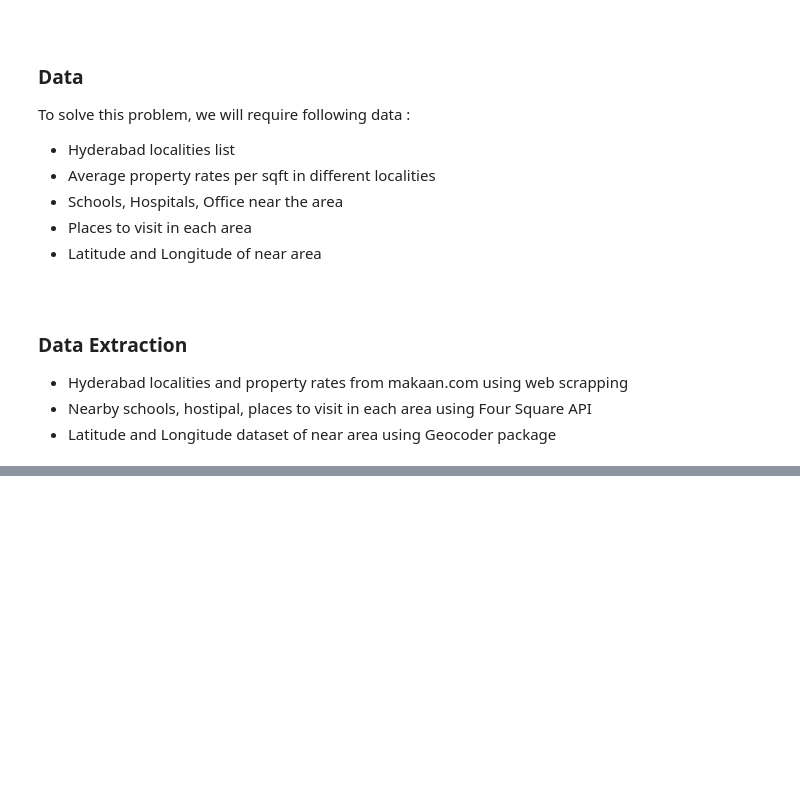
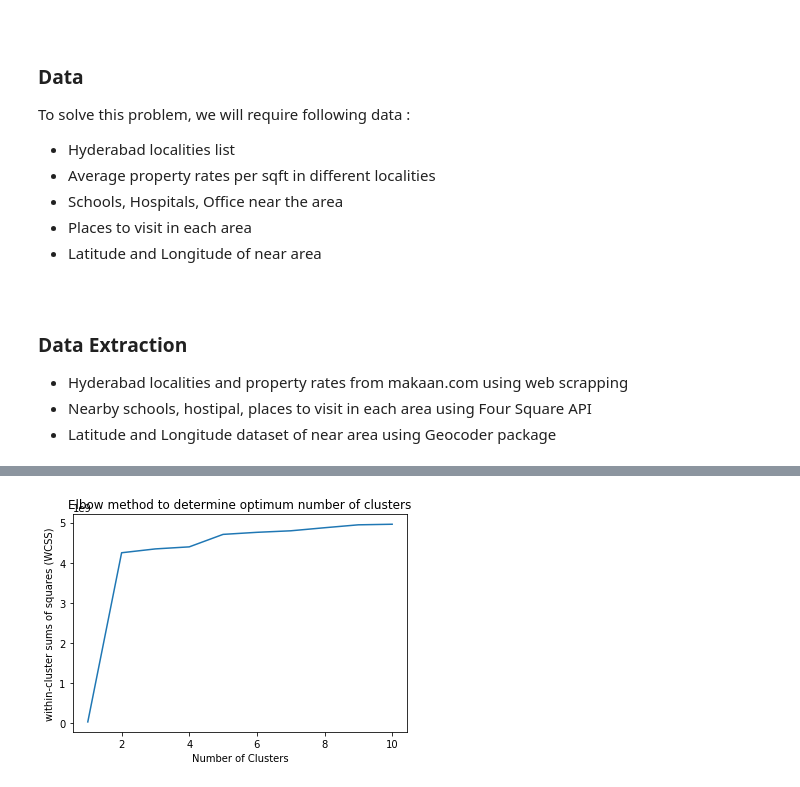
Before and after one commit to bhanu256/Coursera_Capstone, a Jupyter notebook: seg_hyd.ipynb, the cells around one changed output, grey strips where cells are left out. Drawn from its saved outputs; the diff is of its cells as text; code cells hidden in the pictures; blank space fills up the shorter version.

```diff
--- a/seg_hyd.ipynb
+++ b/seg_hyd.ipynb
@@ -29,0 +86,6 @@
+# %%
+sql = "select * from data"
+cursor.execute(sql)
+rows = cursor.fetchall()
+for row in rows:
+    df.loc[len(df)] = [row[0],row[1],row[2]]
@@ -29,0 +105,8 @@
+# %%
+final = pd.DataFrame(columns=['name','price','count','lat','lng'])
+# %%
+sql ='select data.locality,data.price,place.count,data.lat,data.lng from data inner join place on data.locality=place.name and data.price!=0;'
+cursor.execute(sql)
+rows = cursor.fetchall()
+for row in rows:
+    final.loc[len(final)] = [row[0],row[1],row[2],row[3],row[4]]
@@ -29,0 +141,20 @@
+# %%
+WCSS_array=np.array([])
+for K in range(1,11):
+    kmeans=KMeans(n_clusters=K)
+    kmeans.fit(final[['price','count']])
+    Output=kmeans.predict(final[['price','count']])
+    Centroids = kmeans.cluster_centers_
+    wcss=0
+    for k in range(K):
+        wcss+=np.sum((Output[k+1]-Centroids[k,:])**2)
+    WCSS_array=np.append(WCSS_array,wcss)
+# %%
+K_array=np.arange(1,11,1)
+plt.plot(K_array,WCSS_array)
+plt.xlabel('Number of Clusters')
+plt.ylabel('within-cluster sums of squares (WCSS)')
+plt.title('Elbow method to determine optimum number of clusters')
+plt.show()
+# %% [output]
+[figure, added]
```
Also changed, not shown: parts of 17 cells of this notebook.
